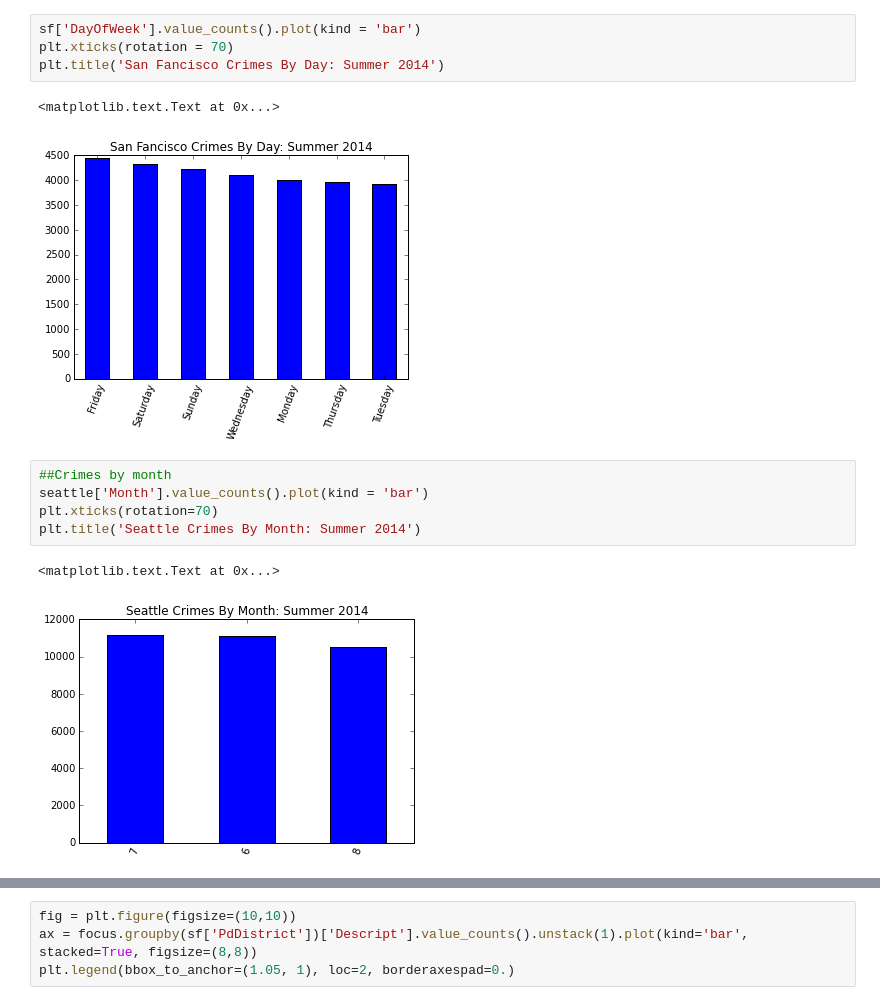
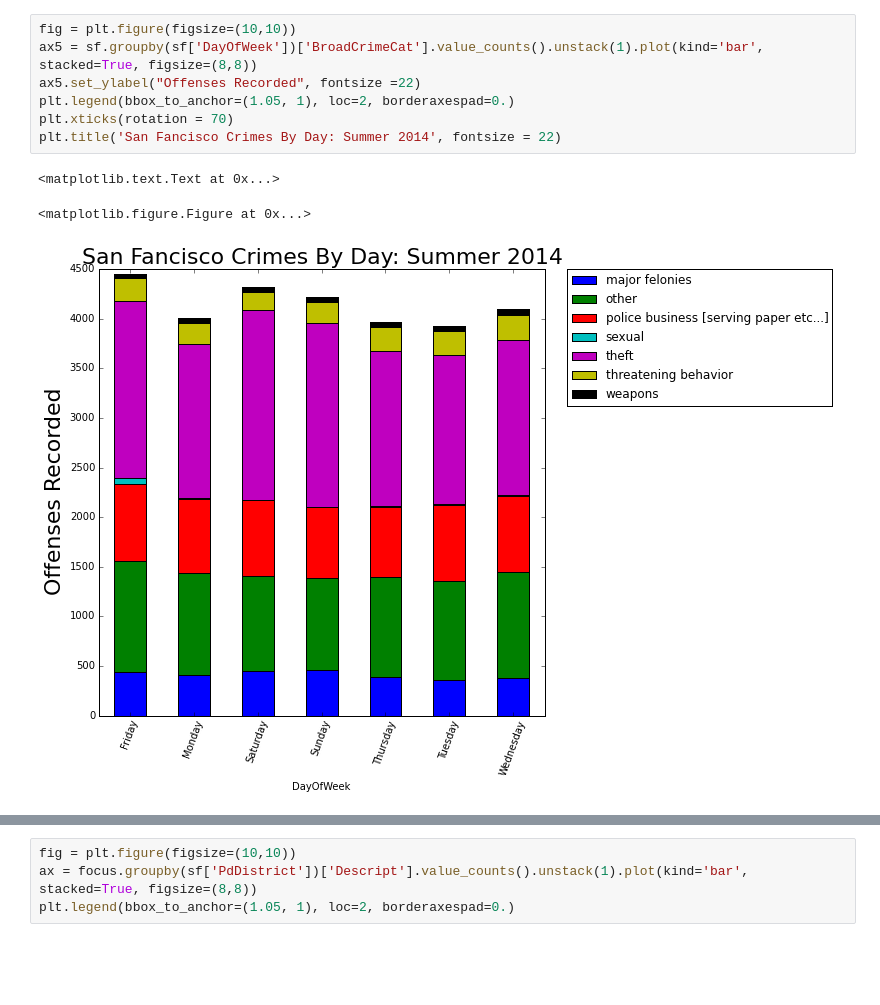
Before and after one commit to GF808080/cs-dvis, a Jupyter notebook: CrimeVis.ipynb, the cells around one changed output, grey strips where cells are left out. Drawn from its saved outputs; the diff is of its cells as text; blank space fills up the shorter version.

Commit message:
ore charts scotty!

```diff
--- a/CrimeVis.ipynb
+++ b/CrimeVis.ipynb
@@ -58,15 +144,11 @@ plt.title('Seattle Crimes By Day: Summer 2014')
 # %%
-sf['DayOfWeek'].value_counts().plot(kind = 'bar')
+fig = plt.figure(figsize=(10,10))
+ax5 = sf.groupby(sf['DayOfWeek'])['BroadCrimeCat'].value_counts().unstack(1).plot(kind='bar', stacked=True, figsize=(8,8))
+ax5.set_ylabel("Offenses Recorded", fontsize =22)
+plt.legend(bbox_to_anchor=(1.05, 1), loc=2, borderaxespad=0.)
 plt.xticks(rotation = 70)
-plt.title('San Fancisco Crimes By Day: Summer 2014')
+plt.title('San Fancisco Crimes By Day: Summer 2014', fontsize = 22)
 # %% [output]
 <matplotlib.text.Text at 0x...>
+<matplotlib.figure.Figure at 0x...>
-[figure, old version]
+[figure, new version]
-# %%
-##Crimes by month
-seattle['Month'].value_counts().plot(kind = 'bar')
-plt.xticks(rotation=70)
-plt.title('Seattle Crimes By Month: Summer 2014')
-# %% [output]
-<matplotlib.text.Text at 0x...>
-[figure, removed]
```
Also changed, not shown: parts of 23 cells of this notebook.
